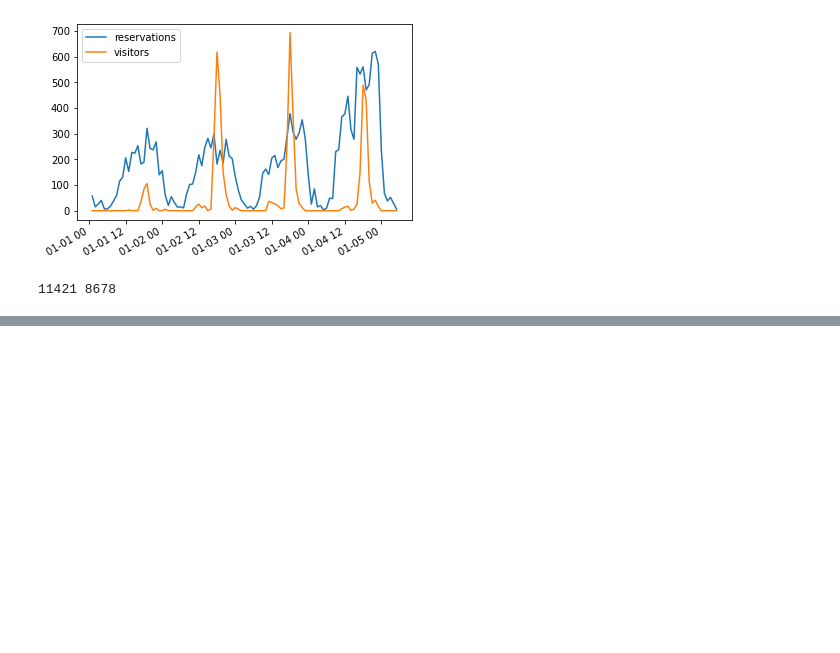
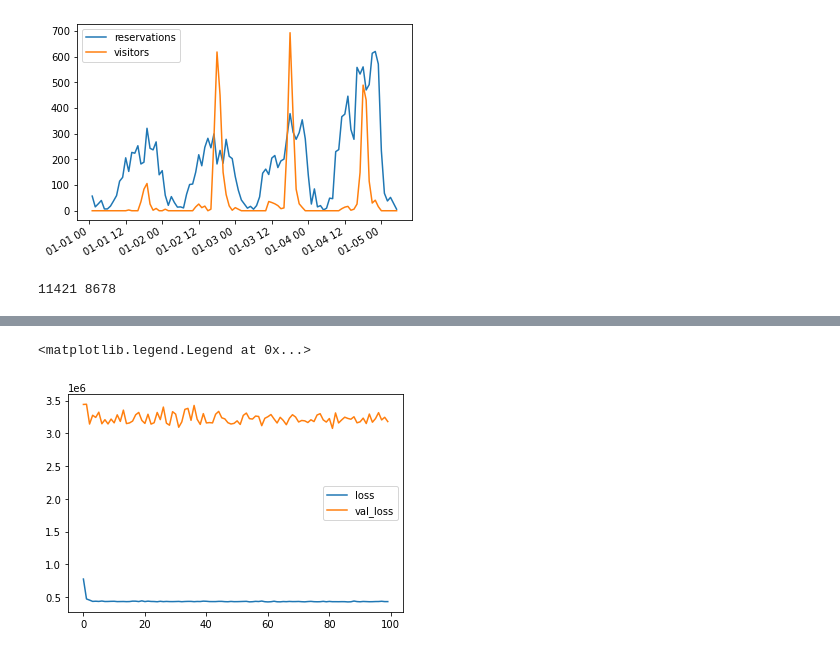
Before and after one commit to kodon0/Data_Sci, a Jupyter notebook: Tensorflow/KOD_restaurant_predictions_tboard_tflow.ipynb, the cells around one changed output, grey strips where cells are left out. Drawn from its saved outputs; the diff is of its cells as text; code cells hidden in the pictures; blank space fills up the shorter version.

```diff
--- a/Tensorflow/KOD_restaurant_predictions_tboard_tflow.ipynb
+++ b/Tensorflow/KOD_restaurant_predictions_tboard_tflow.ipynb
@@ -794,0 +847,2 @@ test
+# %%
+series = visit_resample['reserve_visitors'].values.reshape(-1,1)
@@ -794,0 +859,17 @@ test
+# %%
+# Building dataset
+
+T = 24 # T past timesteps used for predictions
+X = []
+Y = []
+
+for t in range(len(series)-T):
+    x = series[t:t+T]
+    y = series[t+T]
+    X.append(x)
+    Y.append(y)
+
+X = np.array(X).reshape(-1,T)
+Y = np.array(Y)
+N = len(X)
+print(f"X shape is {X.shape} and Y shape is {Y.shape}")
@@ -794,0 +878,17 @@ test
+# %%
+from tensorflow.keras.layers import Input, Dense, SimpleRNN
+from tensorflow.keras.models import Model
+from tensorflow.keras.optimizers import Adam, SGD
+# Making autoregressive model
+
+i = Input(shape=(T,))
+x = Dense(1)(i)
+model = Model(i,x)
+
+model.compile(loss='mse', optimizer=Adam(lr=0.01))
+
+# Train model -> splitting at 0.3 and validates at 0.3
+
+r = model.fit(X[:-N//3], Y[:-N//3],
+             epochs = 100,
+             validation_data = (X[-N//3:], Y[-N//3:]))
@@ -794,0 +913,7 @@ test
+# %%
+plt.plot(r.history['loss'], label = 'loss')
+plt.plot(r.history['val_loss'], label = 'val_loss')
+plt.legend()
+# %% [output]
+<matplotlib.legend.Legend at 0x...>
+[figure, added]
```
Also changed, not shown: parts of 58 cells of this notebook, 1 other file.
